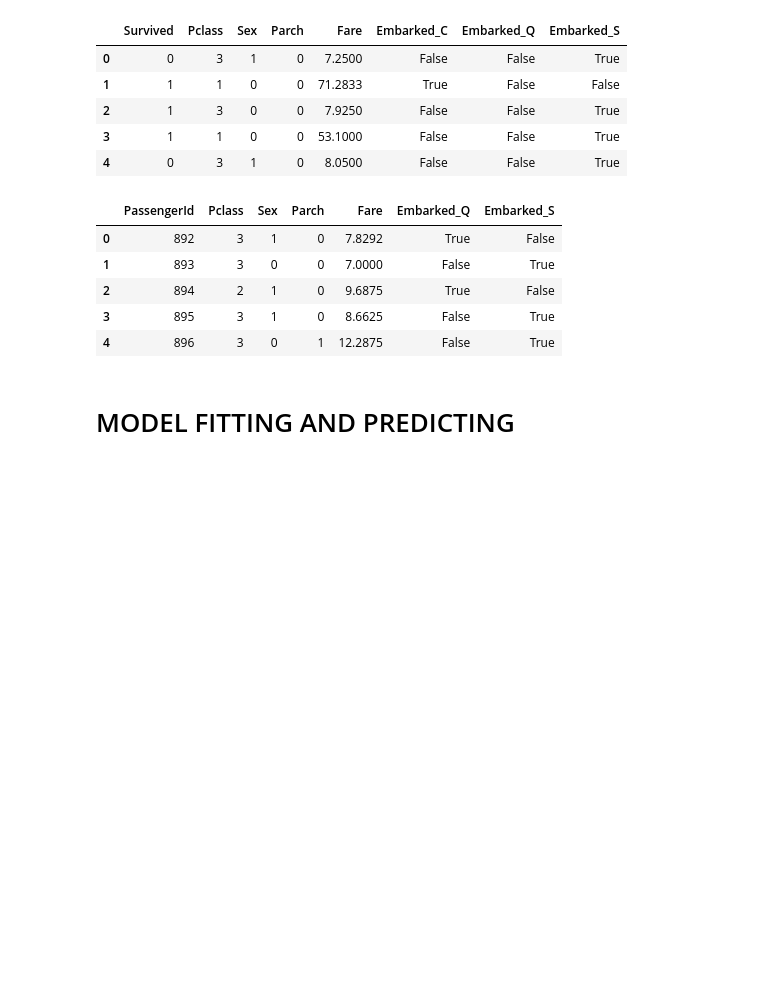
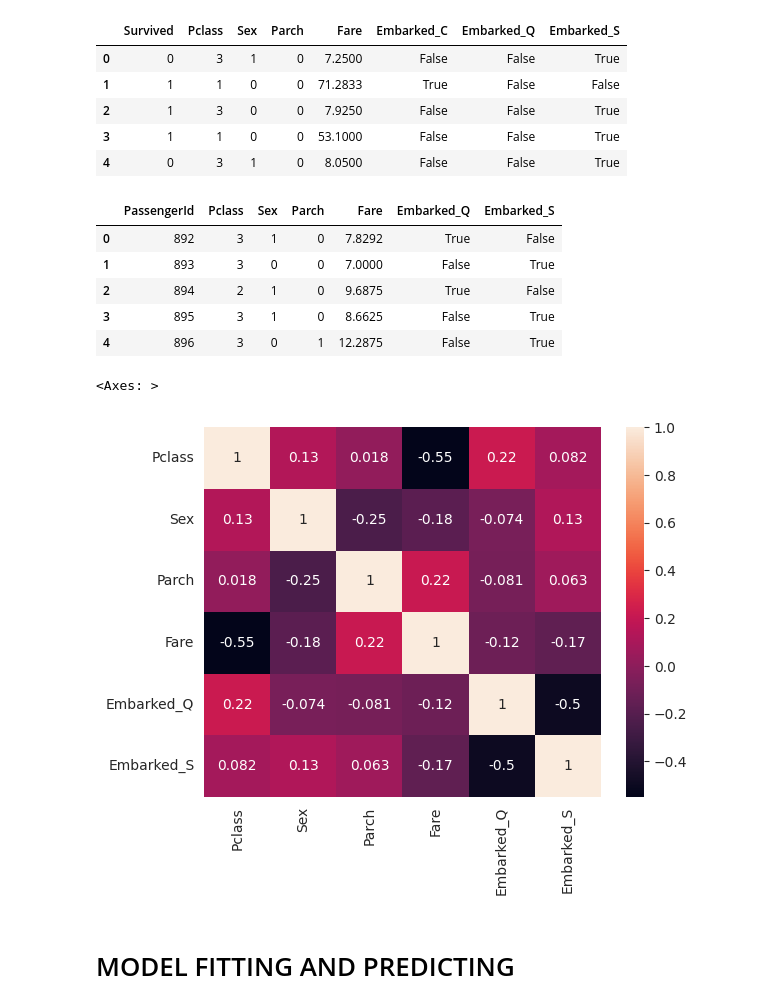
Before and after one commit to sue-btis/PROJECTS, a Jupyter notebook: titanic-challenge.ipynb, the cells around one changed output. Drawn from its saved outputs; the diff is of its cells as text; code cells hidden in the pictures; blank space fills up the shorter version.

```diff
--- a/titanic-challenge.ipynb
+++ b/titanic-challenge.ipynb
@@ -250,6 +250,12 @@ y = TrainDf['Survived']
 
 scaler=StandardScaler()
 x_scaler=scaler.fit_transform(x)
+# %%
+corrxx=x.corr()
+sns.heatmap(corrxx,annot=True)
+# %% [output]
+<Axes: >
+[figure, added]
 # %% [markdown]
 # MODEL FITTING AND PREDICTING
 # %%
```
Also changed, not shown: parts of 7 cells of this notebook.
